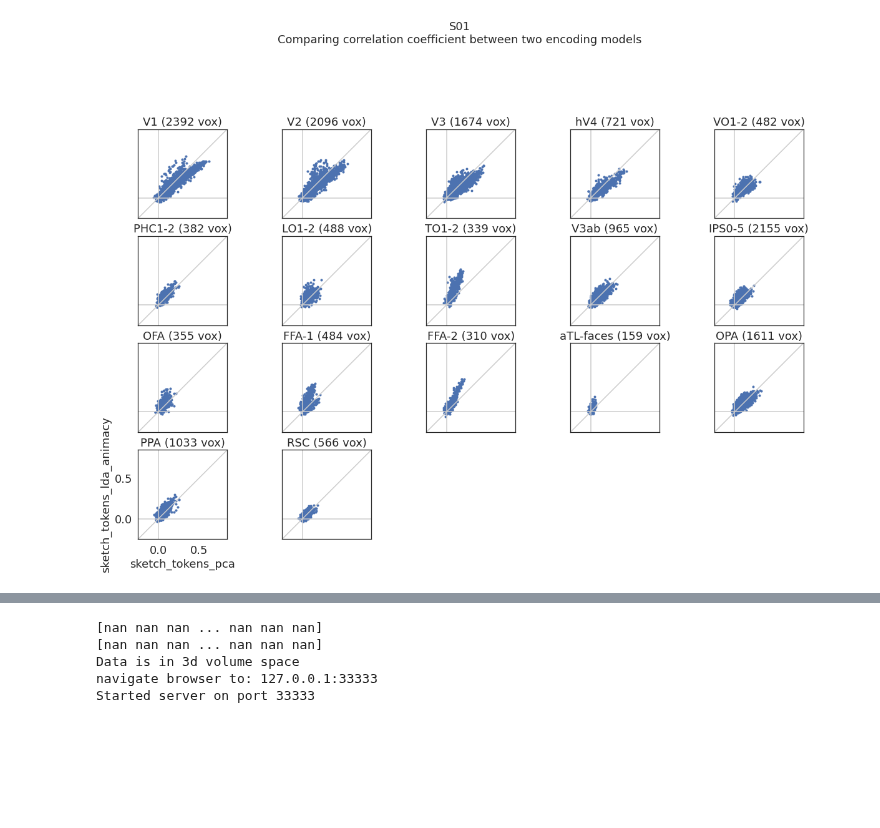
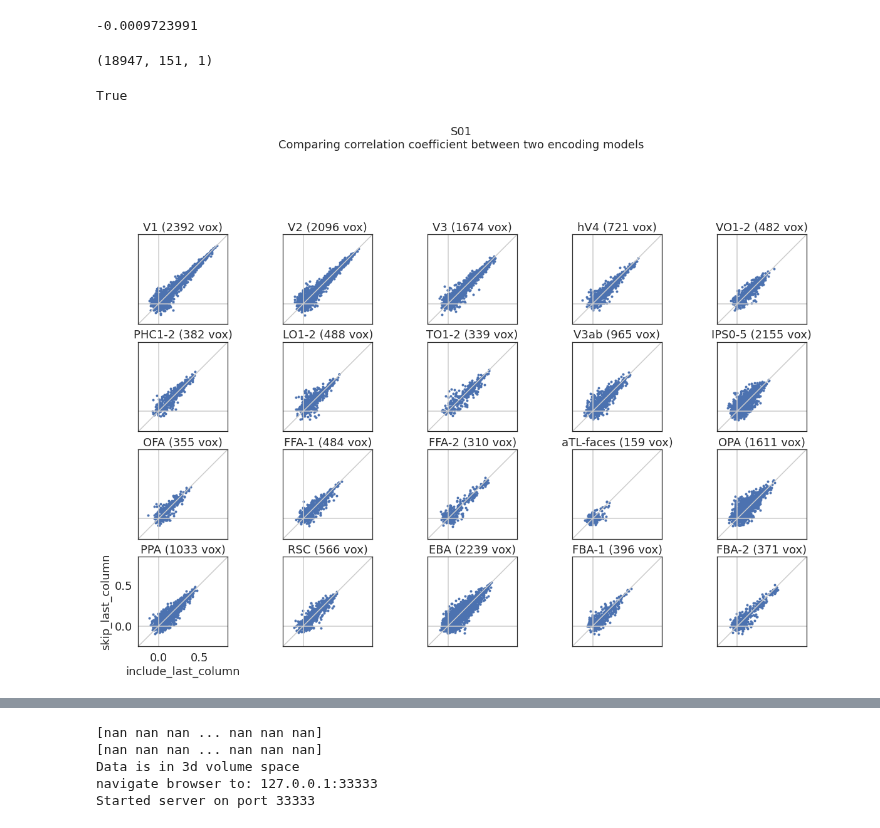
Before and after one commit to mmhenderson/modfit, a Jupyter notebook: notebooks/plot_results/compare_models.ipynb, the cells around one changed output, grey strips where cells are left out. Cells and saved outputs as stored; diff of their text form; code cells hidden in the pictures; blank space fills up the shorter version.

```diff
--- a/notebooks/plot_results/compare_models.ipynb
+++ b/notebooks/plot_results/compare_models.ipynb
@@ -19,7 +20,7 @@ plot_utils.set_plotting_defaults()
 # %%
 subject = 1
 volume_space=True
-fitting_type1 = 'sketch_tokens_pca'
+fitting_type1 = 'sketch_tokens'
 # fitting_type = 'bdcn_pca_fused'
 # fitting_type1 = 'texture_pyramid_ridge_4ori_4sf'
 # fitting_type1 = 'gabor_solo_ridge_4ori_4sf'
@@ -27,14 +28,15 @@ fitting_type1 = 'sketch_tokens_pca'
 # fitting_type2 = 'sketch_tokens_pca'
 # fitting_type2 = 'texture_pyramid_pcaHL_ridge_4ori_4sf'
 # fitting_type2 = 'sketch_tokens_lda'
-fitting_type2 = 'sketch_tokens_lda_animacy'
+fitting_type2 = 'sketch_tokens'
 
 root = os.path.dirname(os.path.dirname(os.getcwd()))
-out1, fig_save_folder = analysis_utils.load_fit_results(subject, volume_space, fitting_type1, n_from_end=0, root=root, verbose=True);
-analysis_utils.print_output_summary(out1)
+out1, fig_save_folder = load_fits.load_fit_results(subject, volume_space, fitting_type1, n_from_end=1, root=root, verbose=True);
+# load_fits.print_output_summary(out1)
 
-out2, fig_save_folder = analysis_utils.load_fit_results(subject, volume_space, fitting_type2, n_from_end=0, root=root, verbose=True);
-analysis_utils.print_output_summary(out2)
+out2, fig_save_folder = load_fits.load_fit_results(subject, volume_space, fitting_type2, n_from_end=0, root=root, verbose=True);
+# load_fits.print_output_summary(out2)
+
 
 if not os.path.exists(fig_save_folder):
     os.makedirs(fig_save_folder)
@@ -58,0 +50,3 @@ use_lda_animacy_st_feats = True
+# %%
+roi_def = roi_utils.get_combined_rois(subject,include_all=True,include_body=False,volume_space=True,verbose=False)
+skip_inds = [10,11,15,23]
@@ -59,30 +57,45 @@ use_lda_animacy_st_feats = True
+# %%
+np.mean(out1['best_params'][1][:,150,0], axis=0)
+# %% [output]
+-0.0009723991
+# %%
+out2['best_params'][1].shape
+# %% [output]
+(18947, 151, 1)
+# %%
+np.all(out2['best_params'][1][:,150,0]==0.0)
+# %% [output]
+True
 # %%
 fig_save_folder = '/user_data/mmhender/imStat/figures/S01/compare_models/'
 # os.makedirs(fig_save_folder)
+# %%
+fitting_type1 = 'include_last_column'
+fitting_type2 = 'skip_last_column'
 # %%
 plot_utils.set_all_font_sizes(fs = 18)
 cc_cutoff = 0.20
 val_cc1 = out1['val_cc'][:,0:1]
 val_cc2 = out2['val_cc'][:,0:1]
 dat = np.concatenate((val_cc1,val_cc2), axis=1)
 
 inds2use = np.ones([len(val_cc1),])==1
 
 sp = plot_utils.scatter_plot(color=None, xlabel=fitting_type1, ylabel=fitting_type2, \
                              xlims=[-0.25, 0.85], ylims=[-0.25, 0.85], \
                   xticks=[0, 0.5], yticks=[0, 0.5],\
                   show_diagonal=True, show_axes=True);
 
 plot_utils.create_roi_subplots(dat, inds2use, sp, subject, out1,\
                     suptitle='S%02d\nComparing correlation coefficient between two encoding models'%(subject), \
-                   label_just_corner=True, figsize=(20,24))
+                   label_just_corner=True, figsize=(20,24), roi_def=roi_def, skip_inds=skip_inds)
 
 plt.gcf().subplots_adjust(bottom=0.5)
 if fig_save_folder is not None:
     plt.savefig(os.path.join(fig_save_folder,'scatter_%s_vs_%s_eachroi.pdf'%(fitting_type1, fitting_type2)))
     plt.savefig(os.path.join(fig_save_folder,'scatter_%s_vs_%s_eachroi.png'%(fitting_type1, fitting_type2)))
 # %% [output]
-[figure, old version]
+[figure, new version]
 # %%
 plot_utils.set_all_font_sizes(fs = 18)
 cc_cutoff = 0.20
```
Also changed, not shown: parts of 5 cells of this notebook, 4 other files.
